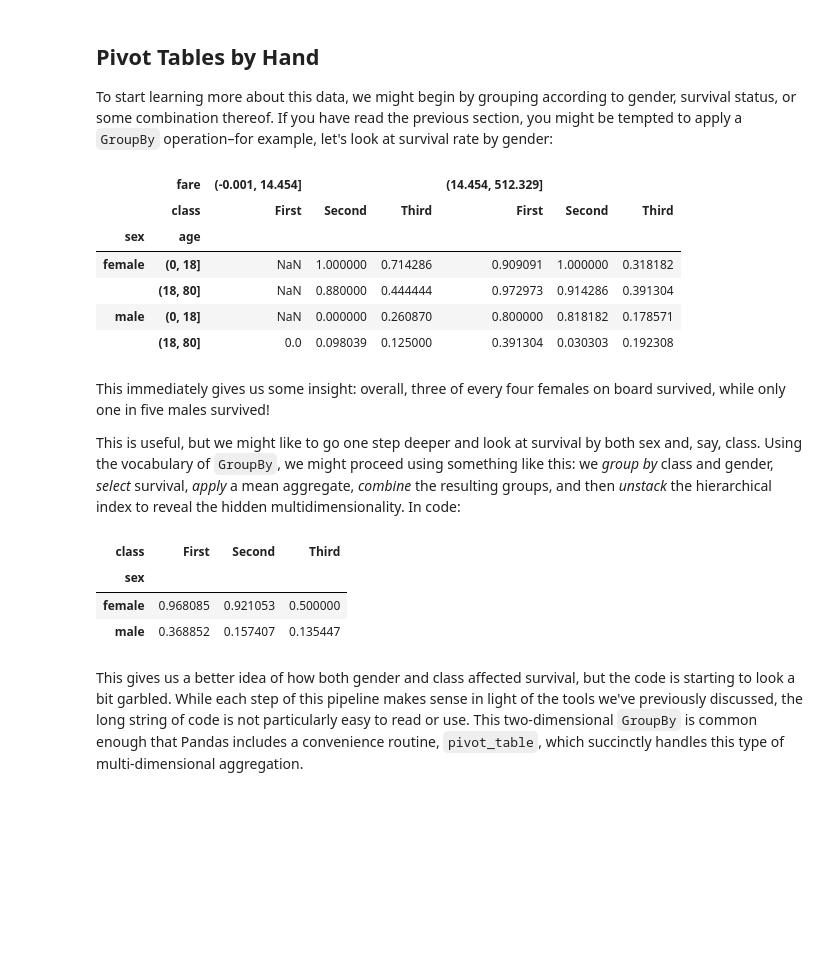
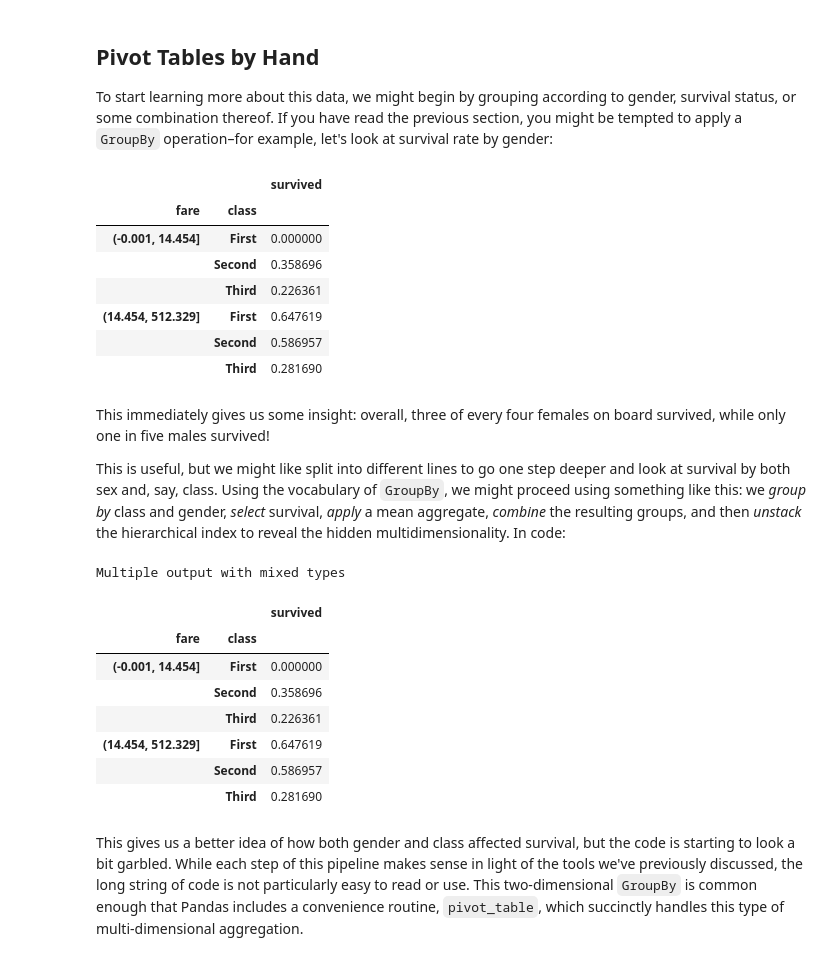
Before and after one commit to jakevdp/PythonDataScienceHandbook, a Jupyter notebook: notebooks/03.09-Pivot-Tables.ipynb, the cells around one changed output. Saved outputs shown, nothing was run; the diff lists cells and outputs as text; code cells hidden in the pictures; blank space fills up the shorter version.

```diff
--- a/notebooks/03.09-Pivot-Tables.ipynb
+++ b/notebooks/03.09-Pivot-Tables.ipynb
@@ -35,28 +42,42 @@ To start learning more about this data, we might begin by grouping according to
 If you have read the previous section, you might be tempted to apply a ``GroupBy`` operation–for example, let's look at survival rate by gender:
 # %%
 fare = pd.qcut(titanic['fare'], 2)
-titanic.pivot_table('survived', ['sex', age], [fare, 'class'])
+titanic.pivot_table('survived', [fare, 'class']) # modified a table
 # %% [output]
-|  | fare | (-0.001, 14.454] |  |  | (14.454, 512.329] |  |  |
-|  | class | First | Second | Third | First | Second | Third |
-| sex | age |  |  |  |  |  |  |
-| female | (0, 18] | NaN | 1.000000 | 0.714286 | 0.909091 | 1.000000 | 0.318182 |
-|  | (18, 80] | NaN | 0.880000 | 0.444444 | 0.972973 | 0.914286 | 0.391304 |
-| male | (0, 18] | NaN | 0.000000 | 0.260870 | 0.800000 | 0.818182 | 0.178571 |
-|  | (18, 80] | 0.0 | 0.098039 | 0.125000 | 0.391304 | 0.030303 | 0.192308 |
+|  |  | survived |
+| fare | class |  |
+| (-0.001, 14.454] | First | 0.000000 |
+|  | Second | 0.358696 |
+|  | Third | 0.226361 |
+| (14.454, 512.329] | First | 0.647619 |
+|  | Second | 0.586957 |
+|  | Third | 0.281690 |
 # %% [markdown]
 This immediately gives us some insight: overall, three of every four females on board survived, while only one in five males survived!
 
-This is useful, but we might like to go one step deeper and look at survival by both sex and, say, class.
+This is useful,
+but
+we
+might
+like
+split into different lines to go one step deeper and look at survival by both sex and, say, class.
 Using the vocabulary of ``GroupBy``, we might proceed using something like this:
 we *group by* class and gender, *select* survival, *apply* a mean aggregate, *combine* the resulting groups, and then *unstack* the hierarchical index to reveal the hidden multidimensionality. In code:
-# %%
-titanic.groupby(['sex', 'class'])['survived'].aggregate('mean').unstack()
-# %% [output]
-| class | First | Second | Third |
-| sex |  |  |  |
-| female | 0.968085 | 0.921053 | 0.500000 |
-| male | 0.368852 | 0.157407 | 0.135447 |
+# %%
+titanic.pivot_table('survived', [fare, 'class'])
+titanic.pivot_table('survived', [fare, 'class'])
+print('Multiple output with mixed types')
+titanic.pivot_table('survived', [fare, 'class']) ## multiple tables in one output
+# %% [output]
+Multiple output with mixed types
+|  |  | survived |
+| fare | class |  |
+| (-0.001, 14.454] | First | 0.000000 |
+|  | Second | 0.358696 |
+|  | Third | 0.226361 |
+| (14.454, 512.329] | First | 0.647619 |
+|  | Second | 0.586957 |
+|  | Third | 0.281690 |
 # %% [markdown]
 This gives us a better idea of how both gender and class affected survival, but the code is starting to look a bit garbled.
 While each step of this pipeline makes sense in light of the tools we've previously discussed, the long string of code is not particularly easy to read or use.
```
Also changed, not shown: parts of 2 cells of this notebook, 6 other files.
